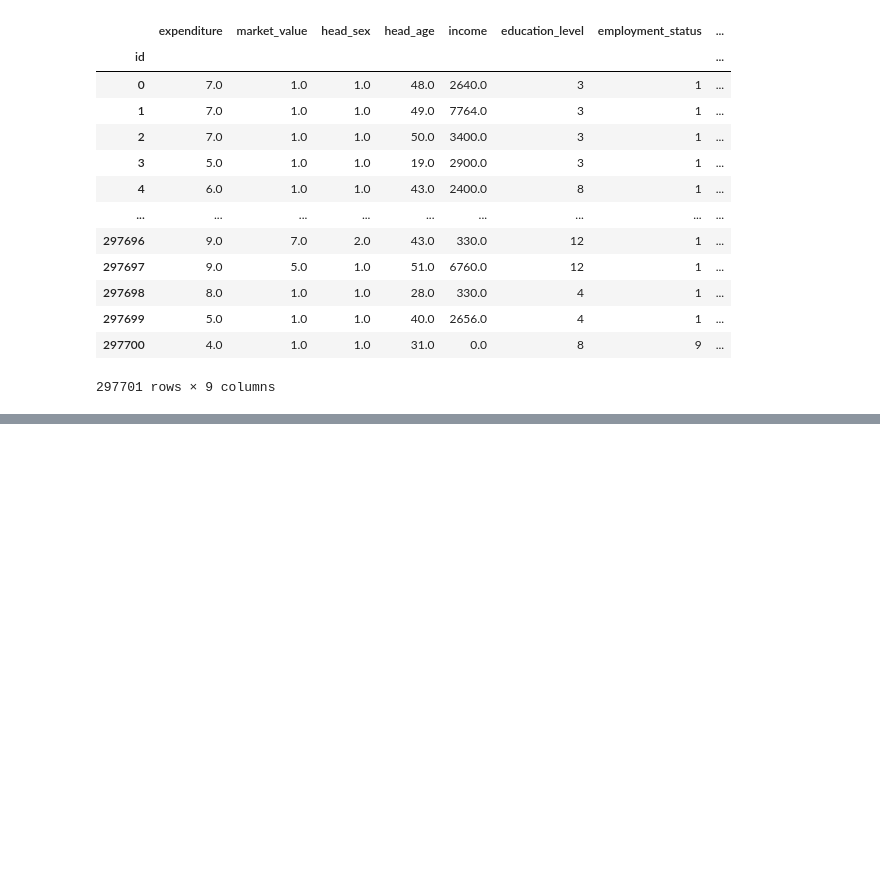
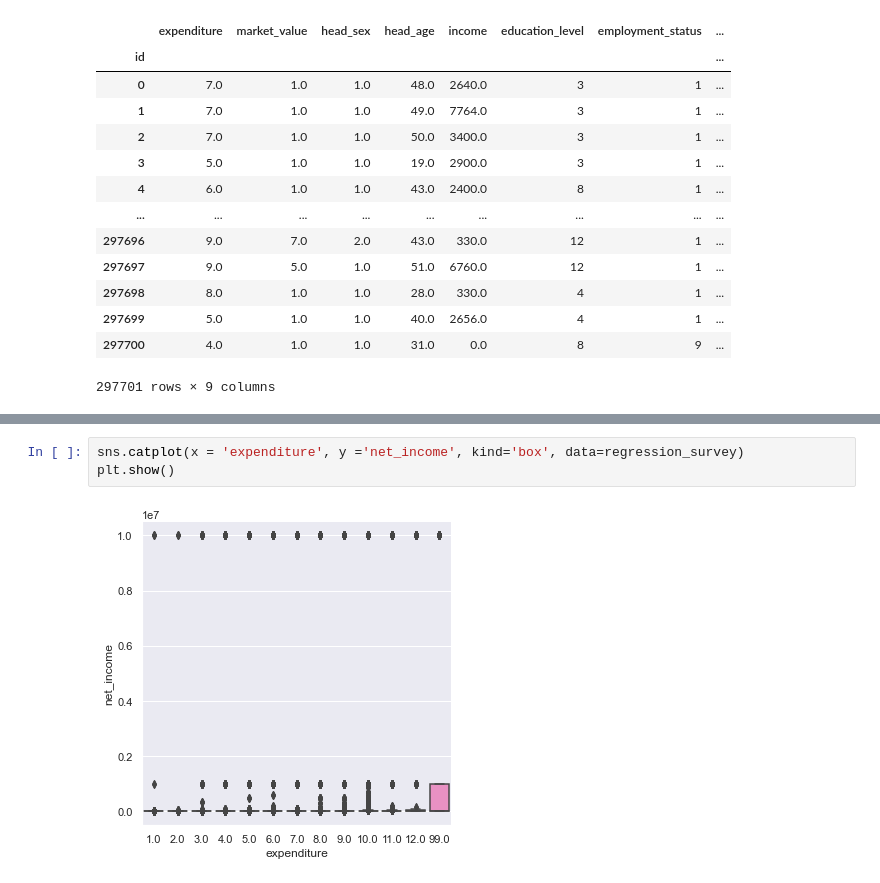
Before and after one commit to Five-Tackle-One/DAE-Mini-Project, a Jupyter notebook: General House Survey.ipynb, the cells around one changed output, grey strips where cells are left out. Saved outputs shown, nothing was run; the diff lists cells and outputs as text; blank space fills up the shorter version.

```diff
--- a/General House Survey.ipynb
+++ b/General House Survey.ipynb
@@ -734,0 +567,5 @@ NameError: name 'selected_data1' is not defined
+# %%
+sns.catplot(x = 'expenditure', y ='net_income', kind='box', data=regression_survey)
+plt.show()
+# %% [output]
+[figure, added]
```
Also changed, not shown: parts of 96 cells of this notebook.
